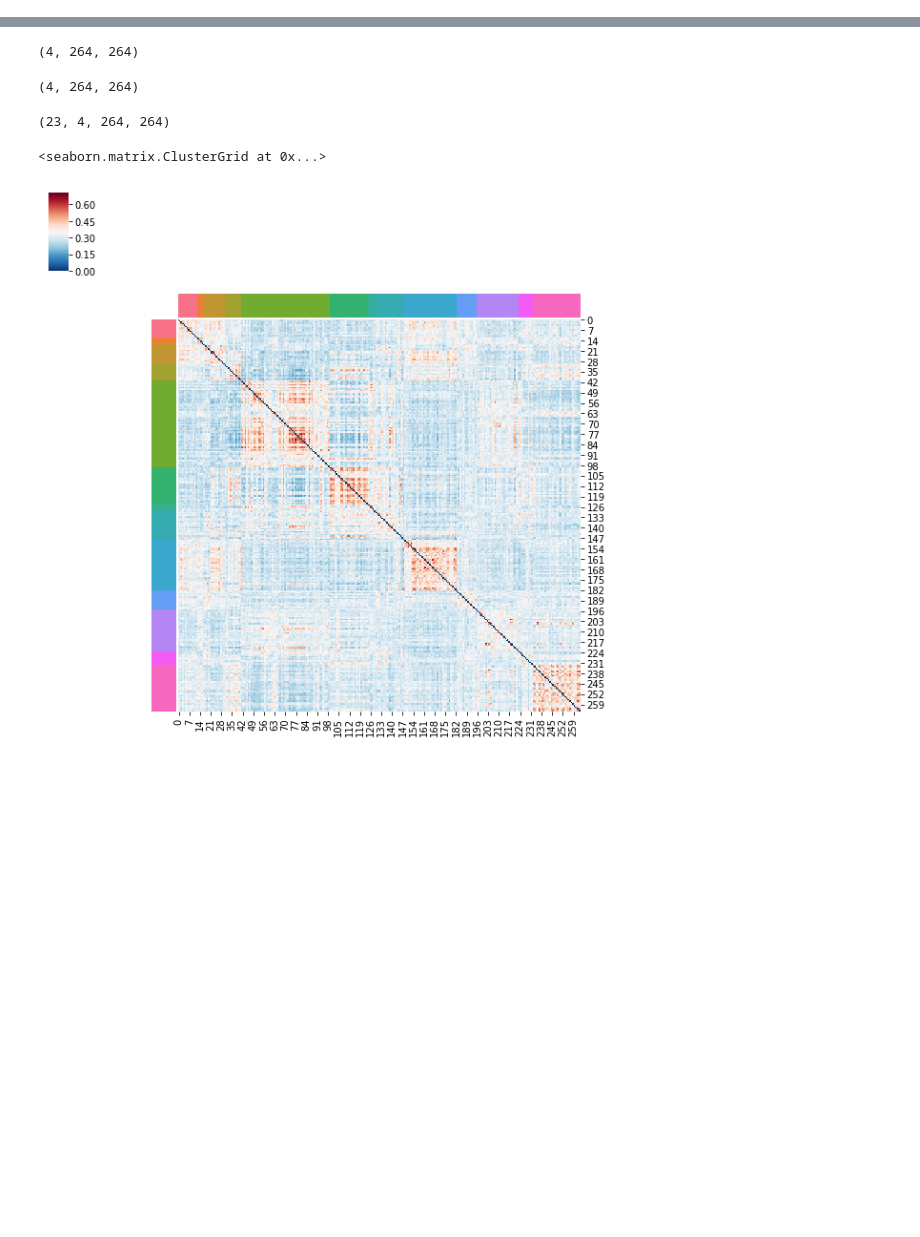
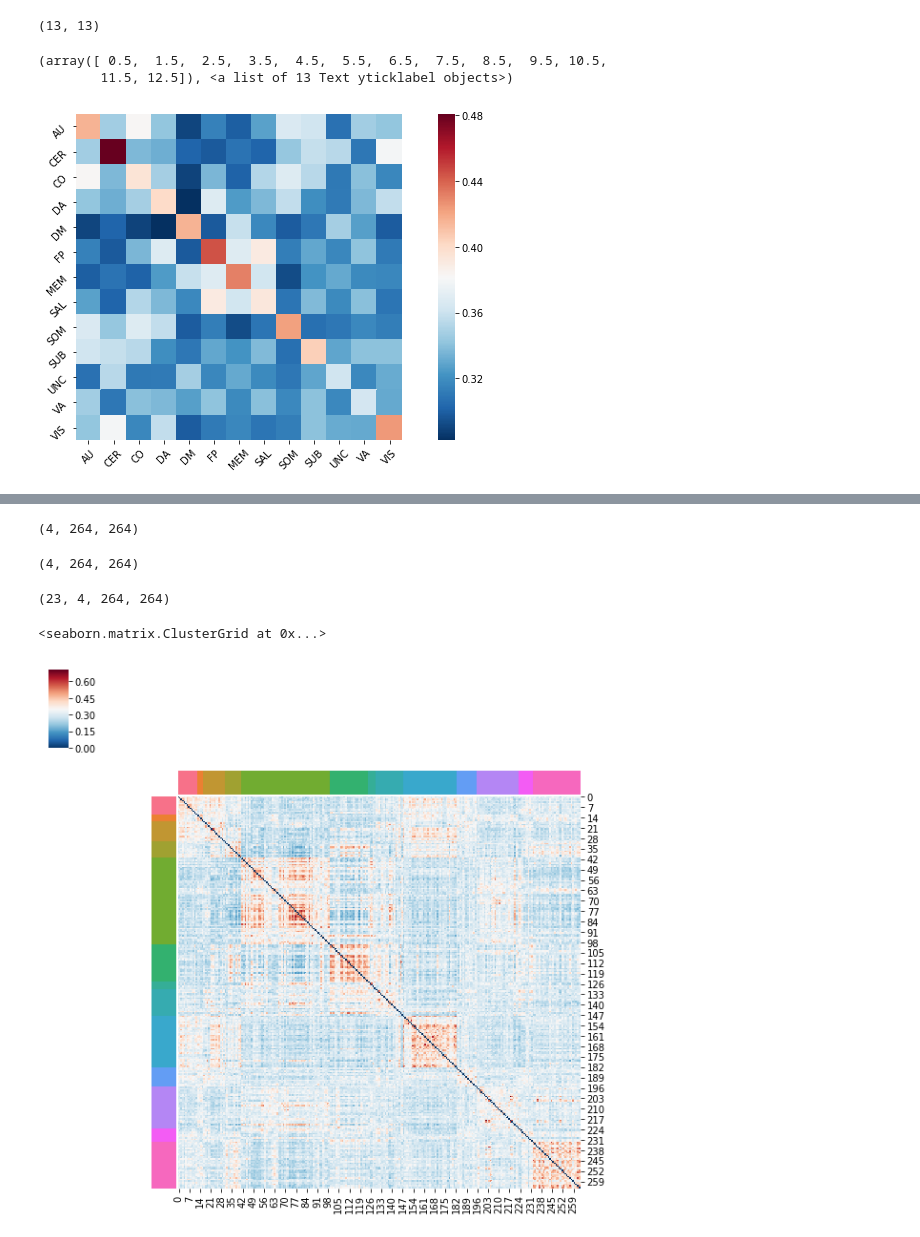
Before and after one commit to kbonna/LearningBrain_networks, a Jupyter notebook: notebooks/LB-08_allegiance_matrices_plotting.ipynb, the cells around one changed output, grey strips where cells are left out. Drawn from its saved outputs; the diff is of its cells as text; code cells hidden in the pictures; blank space fills up the shorter version.

```diff
--- a/notebooks/LB-08_allegiance_matrices_plotting.ipynb
+++ b/notebooks/LB-08_allegiance_matrices_plotting.ipynb
@@ -137,0 +89,24 @@ con_vector = control['group'].values
+# %%
+M = AMsort[0, 0, :, :]
+# %%
+fc_cartography(M, modules).shape
+# %% [output]
+(13, 13)
+# %%
+fc_cart = np.zeros((46, 4, 13, 13))
+
+for i in range(46):
+    for j in range(4):
+        M = AMsort[i,j,:,:]
+        fc_cart[i, j, :, :] = networks.fc_cartography(M, modules)
+# %%
+x = fc_cart.mean(axis = 0)
+# %%
+plt.figure(figsize=(13,6))
+g = sns.heatmap(x[3,:,:], yticklabels = np.unique(modules), xticklabels = np.unique(modules), square = True, cmap = "RdBu_r")
+plt.xticks(rotation=45)
+plt.yticks(rotation=45)
+# %% [output]
+(array([ 0.5,  1.5,  2.5,  3.5,  4.5,  5.5,  6.5,  7.5,  8.5,  9.5, 10.5,
+        11.5, 12.5]), <a list of 13 Text yticklabel objects>)
+[figure, added]
```
Also changed, not shown: parts of 45 cells of this notebook, 4 other files.
